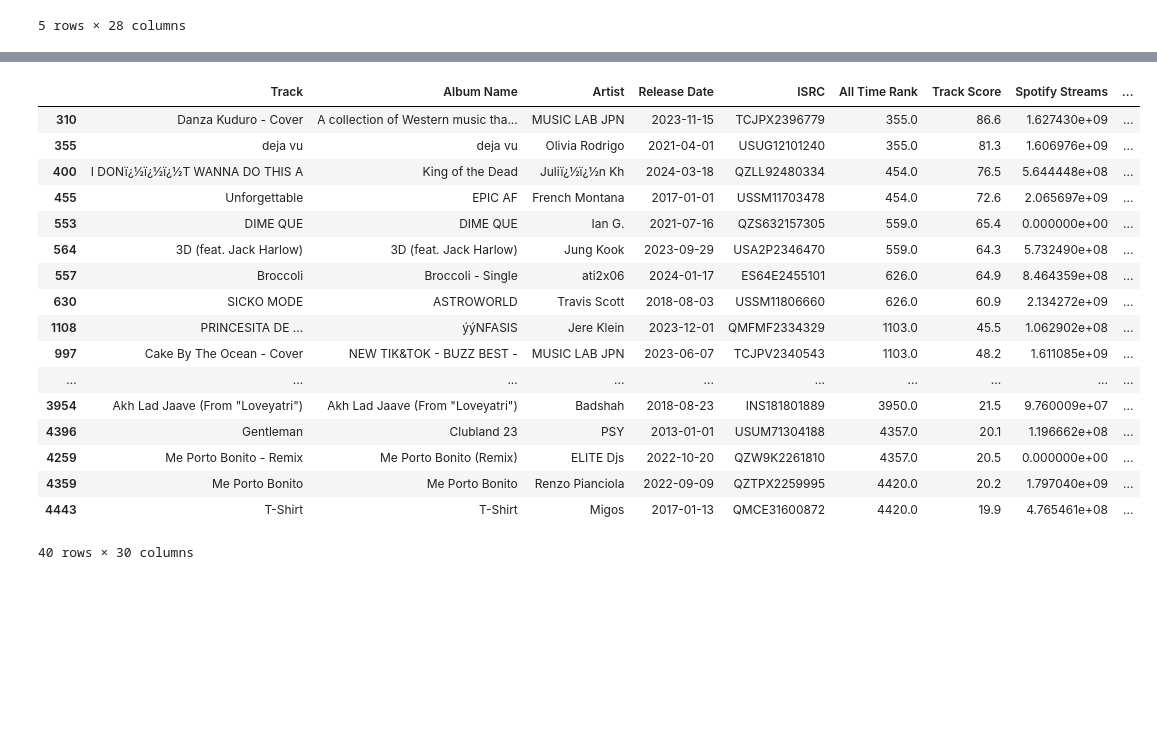
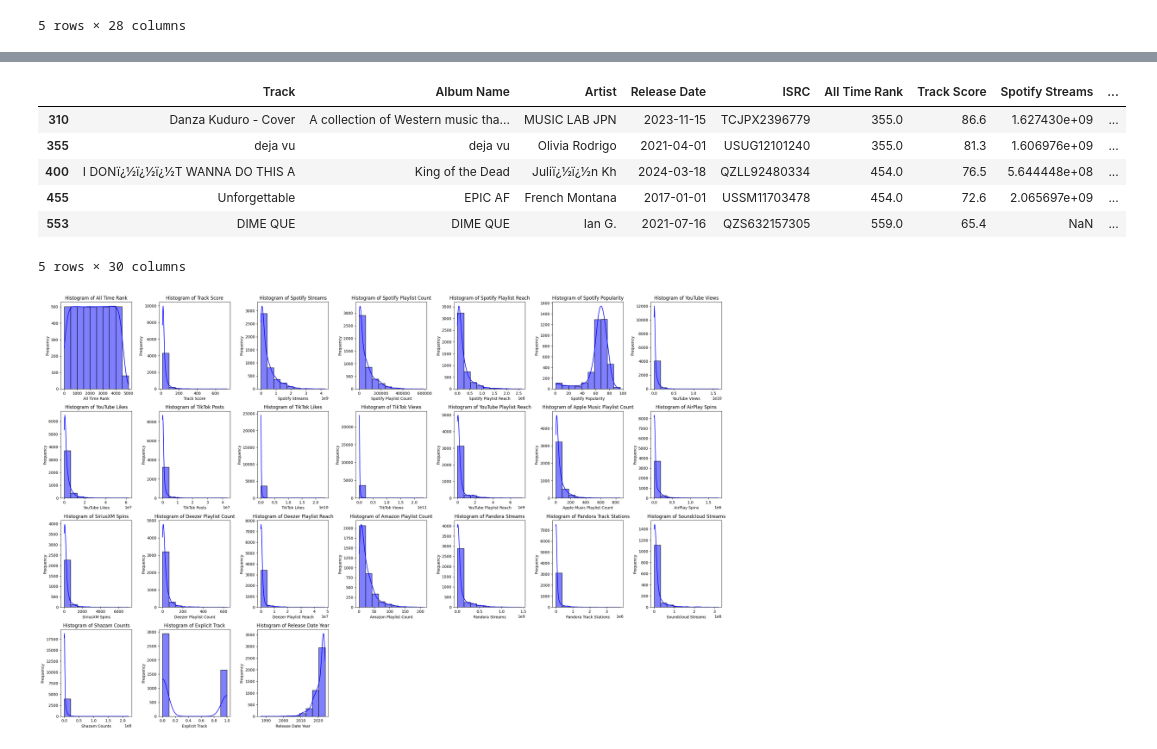
Before and after one commit to desareca/Tareas_Analisis_Datos-G6, a Jupyter notebook: Tarea_I_Analisis_de_Datos_Grupo_6.ipynb, the cells around one changed output, grey strips where cells are left out. Cells and saved outputs as stored; diff of their text form; code cells hidden in the pictures; blank space fills up the shorter version.

```diff
--- a/Tarea_I_Analisis_de_Datos_Grupo_6.ipynb
+++ b/Tarea_I_Analisis_de_Datos_Grupo_6.ipynb
@@ -178,23 +200,11 @@ df['Release Date Month'] = df['Release Date'].dt.month_name()
 # %%
 # Hay un momton de variables tipo string que son cantidades asociadas a plataformas.
-# Muchas tienen valores perdidos, se completarán con 0 asumiendo quie son cantidades de escuchas, playlist, vistas, etc.
 cols_plataformas = ['Spotify Streams', 'Spotify Playlist Count', 'Spotify Playlist Reach', 'YouTube Views', 'YouTube Likes', 'TikTok Posts',
                     'TikTok Likes', 'TikTok Views', 'YouTube Playlist Reach', 'AirPlay Spins', 'SiriusXM Spins', 'Deezer Playlist Reach',
                     'Pandora Streams', 'Pandora Track Stations', 'Soundcloud Streams', 'Shazam Counts', 'All Time Rank']
 
 for col_p in cols_plataformas:
-    df[col_p] = df[col_p].str.replace(',', '').fillna(0).astype(float)
+    df[col_p] = df[col_p].str.replace(',', '').astype(float)
-# %%
-# Revisar que implican los datos faltantes que siguen
-# Se imputan, pero depende del contexto
-
-# Spotify Popularity va de 0 a 100 al parecer, se imputará con 0
-df['Spotify Popularity'] = df['Spotify Popularity'].fillna(0)
-
-# Apple Music Playlist Count, Deezer Playlist Count y Amazon Playlist Count se asume que los NaN no están registrados, se imputa con 0
-df['Apple Music Playlist Count'] = df['Apple Music Playlist Count'].fillna(0)
-df['Deezer Playlist Count'] = df['Deezer Playlist Count'].fillna(0)
-df['Amazon Playlist Count'] = df['Amazon Playlist Count'].fillna(0)
 # %%
 df.info()
 # %% [output]
@@ -217,23 +227,35 @@ dtypes: datetime64[ns](1), float64(22), int32(1), int64(1), object(5)
 memory usage: 1.1+ MB
 # %%
 # All Time Rank tiene datos repetidos, pero con data diferente, se queda de momento.
-df[df['All Time Rank'].isin(df.groupby('All Time Rank')['All Time Rank'].count()[df.groupby('All Time Rank')['All Time Rank'].count()>1].index)].sort_values('All Time Rank')
+df[df['All Time Rank'].isin(df.groupby('All Time Rank')['All Time Rank'].count()[df.groupby('All Time Rank')['All Time Rank'].count()>1].index)].sort_values('All Time Rank').head()
 # %% [output]
 |  | Track | Album Name | Artist | Release Date | ISRC | All Time Rank | Track Score | Spotify Streams | ... |
 | 310 | Danza Kuduro - Cover | A collection of Western music tha... | MUSIC LAB JPN | 2023-11-15 | TCJPX2396779 | 355.0 | 86.6 | 1.627430e+09 | ... |
 | 355 | deja vu | deja vu | Olivia Rodrigo | 2021-04-01 | USUG12101240 | 355.0 | 81.3 | 1.606976e+09 | ... |
 | 400 | I DONï¿½ï¿½ï¿½T WANNA DO THIS A | King of the Dead | Juliï¿½ï¿½n Kh | 2024-03-18 | QZLL92480334 | 454.0 | 76.5 | 5.644448e+08 | ... |
 | 455 | Unforgettable | EPIC AF | French Montana | 2017-01-01 | USSM11703478 | 454.0 | 72.6 | 2.065697e+09 | ... |
-| 553 | DIME QUE | DIME QUE | Ian G. | 2021-07-16 | QZS632157305 | 559.0 | 65.4 | 0.000000e+00 | ... |
-| 564 | 3D (feat. Jack Harlow) | 3D (feat. Jack Harlow) | Jung Kook | 2023-09-29 | USA2P2346470 | 559.0 | 64.3 | 5.732490e+08 | ... |
-| 557 | Broccoli | Broccoli - Single | ati2x06 | 2024-01-17 | ES64E2455101 | 626.0 | 64.9 | 8.464359e+08 | ... |
-| 630 | SICKO MODE | ASTROWORLD | Travis Scott | 2018-08-03 | USSM11806660 | 626.0 | 60.9 | 2.134272e+09 | ... |
-| 1108 | PRINCESITA DE ... | ýýNFASIS | Jere Klein | 2023-12-01 | QMFMF2334329 | 1103.0 | 45.5 | 1.062902e+08 | ... |
-| 997 | Cake By The Ocean - Cover | NEW TIK&TOK - BUZZ BEST - | MUSIC LAB JPN | 2023-06-07 | TCJPV2340543 | 1103.0 | 48.2 | 1.611085e+09 | ... |
-| ... | ... | ... | ... | ... | ... | ... | ... | ... | ... |
-| 3954 | Akh Lad Jaave (From "Loveyatri") | Akh Lad Jaave (From "Loveyatri") | Badshah | 2018-08-23 | INS181801889 | 3950.0 | 21.5 | 9.760009e+07 | ... |
-| 4396 | Gentleman | Clubland 23 | PSY | 2013-01-01 | USUM71304188 | 4357.0 | 20.1 | 1.196662e+08 | ... |
-| 4259 | Me Porto Bonito - Remix | Me Porto Bonito (Remix) | ELITE Djs | 2022-10-20 | QZW9K2261810 | 4357.0 | 20.5 | 0.000000e+00 | ... |
-| 4359 | Me Porto Bonito | Me Porto Bonito | Renzo Pianciola | 2022-09-09 | QZTPX2259995 | 4420.0 | 20.2 | 1.797040e+09 | ... |
-| 4443 | T-Shirt | T-Shirt | Migos | 2017-01-13 | QMCE31600872 | 4420.0 | 19.9 | 4.765461e+08 | ... |
+| 553 | DIME QUE | DIME QUE | Ian G. | 2021-07-16 | QZS632157305 | 559.0 | 65.4 | NaN | ... |
-40 rows × 30 columns
+5 rows × 30 columns
+# %%
+# Visualización Histogramas
+numeric_columns = df.select_dtypes(include='number').columns
+
+n_cols = 7
+n_rows = len(numeric_columns) // n_cols + int(len(numeric_columns) % n_cols != 0)
+
+fig, axes = plt.subplots(n_rows, n_cols, figsize=(25, 4 * n_rows))
+axes = axes.flatten() if len(numeric_columns) > 1 else [axes]
+
+for i, col in enumerate(numeric_columns):
+    sns.histplot(df[col], kde=True, ax=axes[i], color='blue', bins=10)
+    axes[i].set_title(f'Histogram of {col}')
+    axes[i].set_xlabel(col)
+    axes[i].set_ylabel('Frequency')
+
+for j in range(i + 1, len(axes)):
+    fig.delaxes(axes[j])
+
+plt.tight_layout()
+plt.show()
+# %% [output]
+[figure, added]
```
Also changed, not shown: parts of 12 cells of this notebook, 2 other files.
